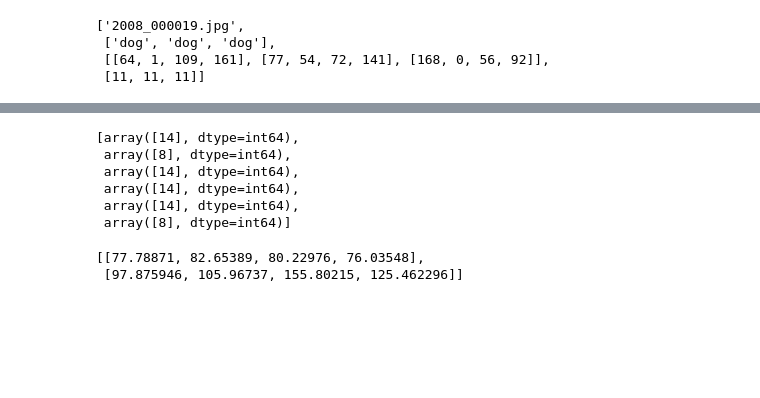
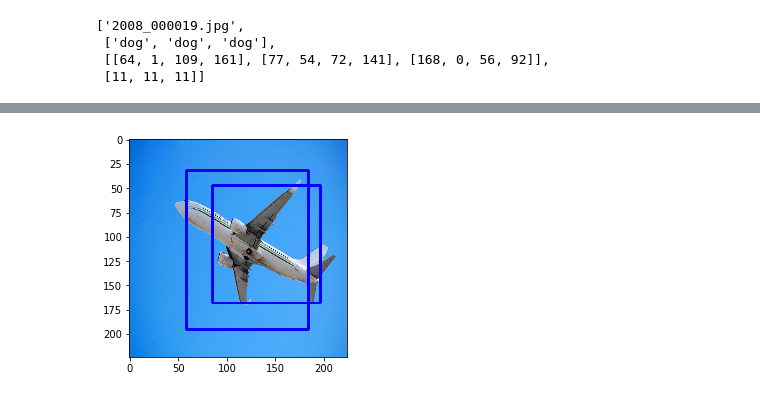
Before and after one commit to MrParosk/ml_playground, a Jupyter notebook: computer_vision/object_detection/yolo_v1.ipynb, the cells around one changed output, grey strips where cells are left out. Drawn from its saved outputs; the diff is of its cells as text; code cells hidden in the pictures; blank space fills up the shorter version.

```diff
--- a/computer_vision/object_detection/yolo_v1.ipynb
+++ b/computer_vision/object_detection/yolo_v1.ipynb
@@ -262,5 +268,5 @@ lr = 1e-5
 # %%
-optimizer = optim.Adam(filter(lambda p: p.requires_grad, model.parameters()), lr=lr)
+optimizer = optim.Adam(filter(lambda p: p.requires_grad, model.parameters()), lr=lr, weight_decay=wd)
 # %%
 torch.manual_seed(seed)
 for epoch in range(0, n_epochs):
@@ -299,19 +297,26 @@ index = 14
 # %%
-y_hat = model(x_i.reshape(1, 3, 224, 224))
+index = 5
+(x_i, _, _) = dataset[index]
+
+y_hat = model(x_i.reshape(1, 3, target_size, target_size))
 y_hat = y_hat.detach().cpu().numpy()
 # %%
 output_bb = []
-class_list = []
+class_id_list = []
 
-pc_threshold = 0.4
+pc_threshold = 0.25
 
 for i in range(S):
     for j in range(S):
+        found_object = False
+
         for b in range(B):
             pc = y_hat[:, i, j, 20 + 5*b]
 
             if pc < pc_threshold:
                 continue
+            else:
+                found_object = True
 
             box_width = y_hat[:, i, j, 21 + 5*b]*target_size
             box_height = y_hat[:, i, j, 22 + 5*b]*target_size
@@ -321,12 +326,16 @@ for i in range(S):
 
             output_bb.append([pc[0], bx[0], by[0], box_width[0], box_height[0]])
 
-        classes_predict = np.argwhere(y_hat[:, i, j, 0:20][0,:] > 0.5)
+        if found_object:
+            class_id_list.append(np.argmax(y_hat[:, i, j, 0:20][0,:]))
 
-        if len(classes_predict) > 0:
-            class_list.append(classes_predict[0])
-
-#output_bb = sorted(output_bb, key = lambda x: x[0], reverse=True)
+class_name_list = [id_cat[c] for c in class_id_list]
+# %%
+for i in range(len(output_bb)):
+    output_bb[i].insert(1, (class_name_list[i]))
+    output_bb[i].insert(1, class_id_list[i])
+
+output_bb = sorted(output_bb, key = lambda x: x[0], reverse=True)
 # %%
 output_bb
 # %% [output]
@@ -334,26 +344,10 @@ output_bb
-# %%
-class_list
-# %% [output]
-[array([14], dtype=int64),
- array([8], dtype=int64),
- array([14], dtype=int64),
- array([14], dtype=int64),
- array([14], dtype=int64),
- array([8], dtype=int64)]
-# %%
-[bb[1:] for bb in output_bb]
-# %% [output]
-[[77.78871, 82.65389, 80.22976, 76.03548],
- [97.875946, 105.96737, 155.80215, 125.462296]]
 # %%
 img_file = dataset.file_list[index]
 img_str = path + img_file
 
-target_size = 224
-img = cv2.imread(img_str, cv2.IMREAD_UNCHANGED)
-img = cv2.resize(img, (target_size, target_size))
-
-img = draw_boxes([bb[1:] for bb in output_bb], img)
-cv2.imshow("img", img)
-cv2.waitKey(0)
-cv2.destroyAllWindows()
+img = read_img(img_str, target_size)
+img = draw_boxes(img, [bb[3:] for bb in output_bb])
+plt.imshow(img)
+plt.show()
+# %% [output]
+[figure, added]
```
Also changed, not shown: parts of 27 cells of this notebook.
